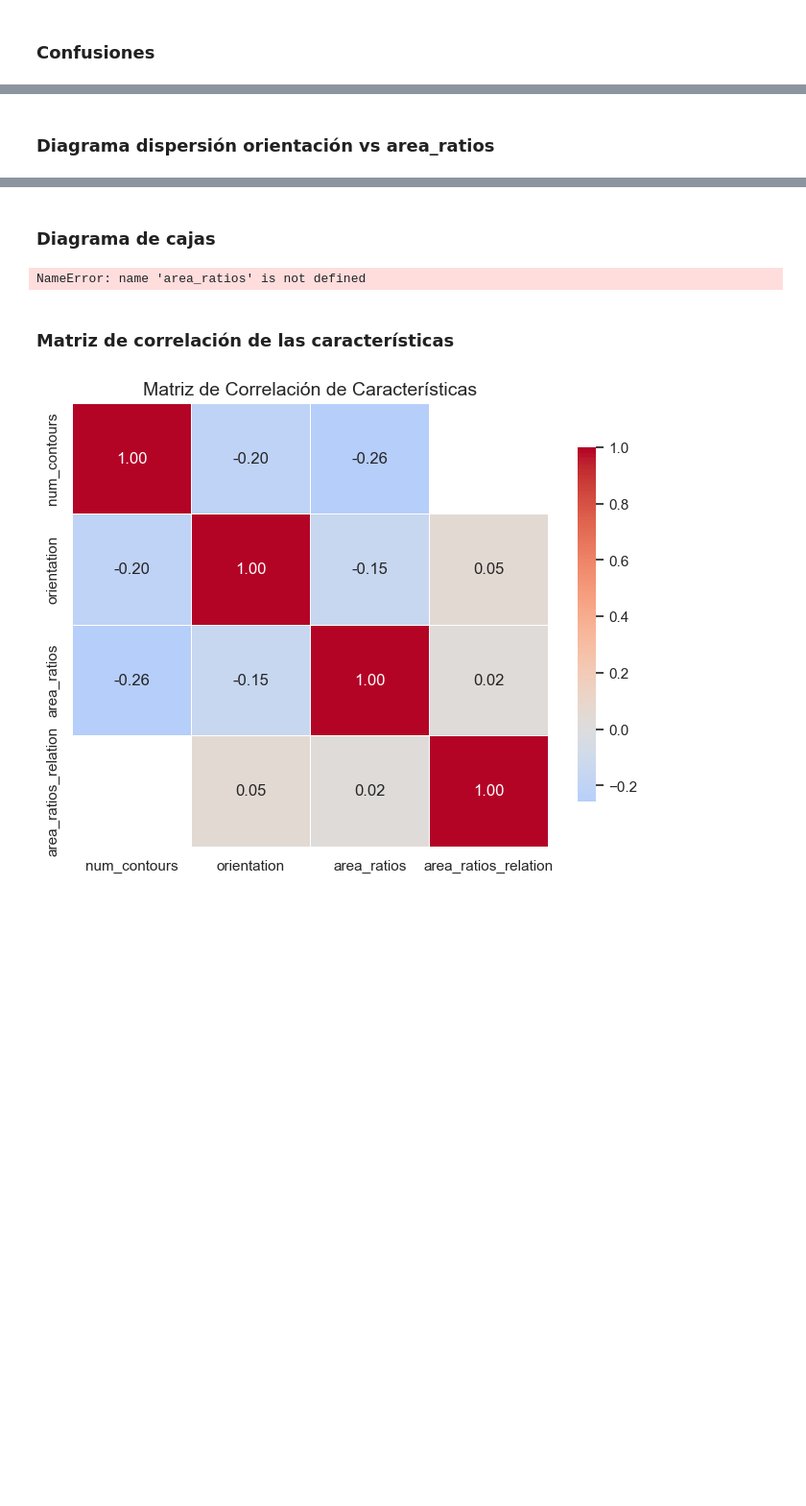
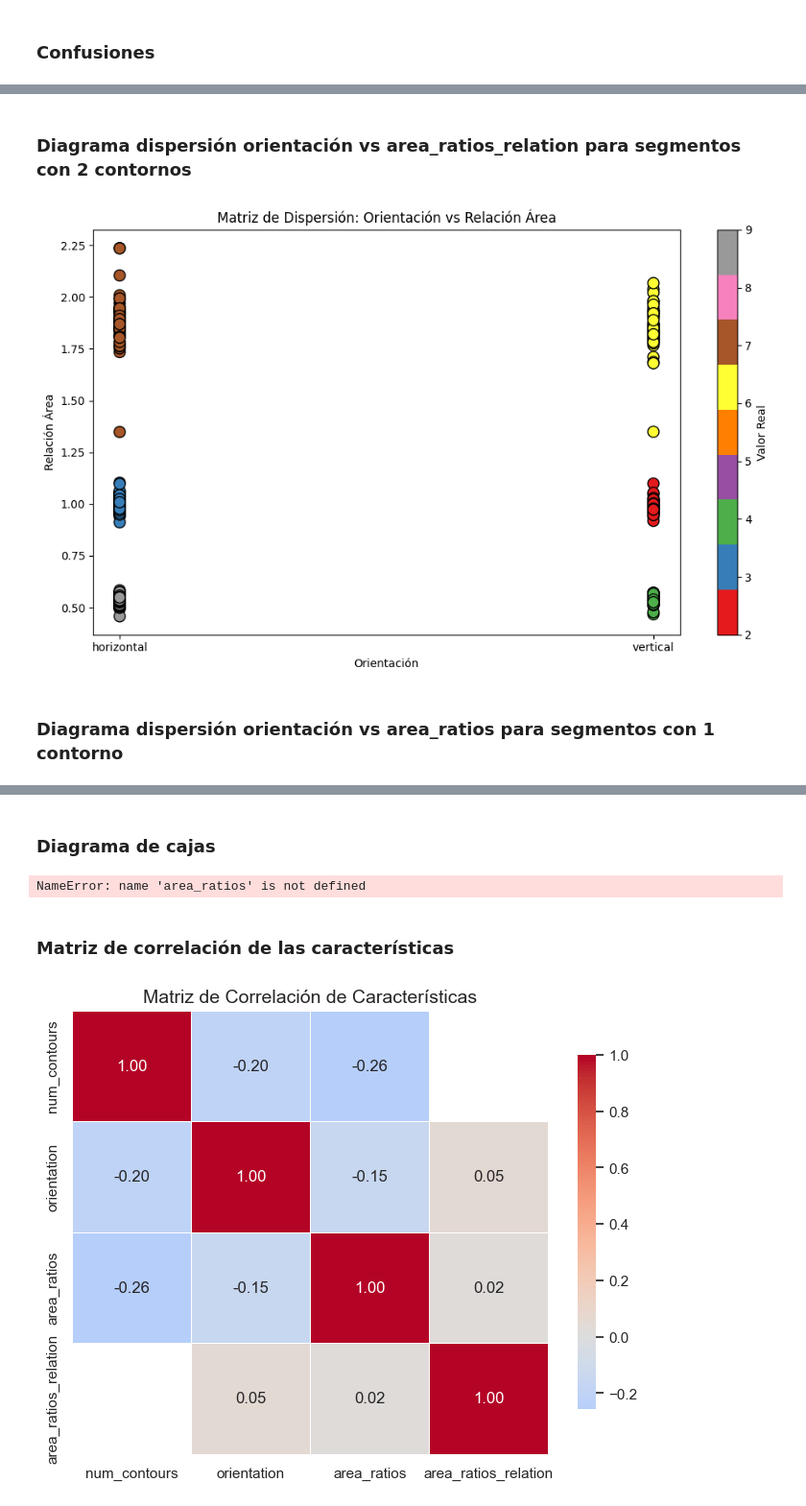
Before and after one commit to miguelable/PSM_OpenCV, a Jupyter notebook: clasificacion_lotes.ipynb, the cells around one changed output, grey strips where cells are left out. Shown at 96% size. Drawn from its saved outputs; the diff is of its cells as text; code cells hidden in the pictures; blank space fills up the shorter version.

```diff
--- a/clasificacion_lotes.ipynb
+++ b/clasificacion_lotes.ipynb
@@ -413,2 +469,53 @@ plt.show()
+# %% [markdown]
+### Diagrama dispersión orientación vs area_ratios_relation para segmentos con 2 contornos
+# %%
+# Crear listas para almacenar las orientaciones, relaciones de área y valores reales
+orientaciones = []
+relaciones_area = []
+valores_reales = []
+
+# Extraer los datos
+for image_idx, segment_info in enumerate(new_segment_info_global):
+    for segment_idx, segment in enumerate(segment_info):
+        # Obtener la orientación y la relación de área
+        orientacion = segment["orientation"][0] if segment["orientation"] else None
+        relacion_area = segment.get("area_ratios_relation", None)
+
+        # Obtener el valor real
+        valor_real = segment.get("valor_real", None)
+
+        # Si ambos datos son válidos, agregar a las listas
+        if orientacion is not None and relacion_area is not None and valor_real is not None:
+            orientaciones.append(orientacion)
+            relaciones_area.append(relacion_area)
+            valores_reales.append(valor_real)
+
+# Convertir a arrays de numpy para un manejo más fácil
+orientaciones = np.array(orientaciones)
+relaciones_area = np.array(relaciones_area)
+valores_reales = np.array(valores_reales)
+
+# Crear un mapa de colores basado en los valores reales (puedes elegir otro mapa si lo prefieres)
+cmap = sns.color_palette("Set1", as_cmap=True)  # "Set1" es un mapa de colores distintivos
+
+# Crear la figura y los ejes del gráfico
+plt.figure(figsize=(10, 6))
+
+# Crear el gráfico de dispersión
+scatter = plt.scatter(orientaciones, relaciones_area, c=valores_reales, cmap=cmap, s=100, edgecolors="k")
+
+# Añadir una barra de color
+plt.colorbar(scatter, label="Valor Real")
+
+# Etiquetas y título
+plt.xlabel("Orientación")
+plt.ylabel("Relación Área")
+plt.title("Matriz de Dispersión: Orientación vs Relación Área")
+
+# Mostrar el gráfico
+plt.tight_layout()
+plt.show()
+# %% [output]
+[figure, added]
 # %% [markdown]
-### Diagrama dispersión orientación vs area_ratios
+### Diagrama dispersión orientación vs area_ratios para segmentos con 1 contorno
```
Also changed, not shown: parts of 9 cells of this notebook, 1 other file.
